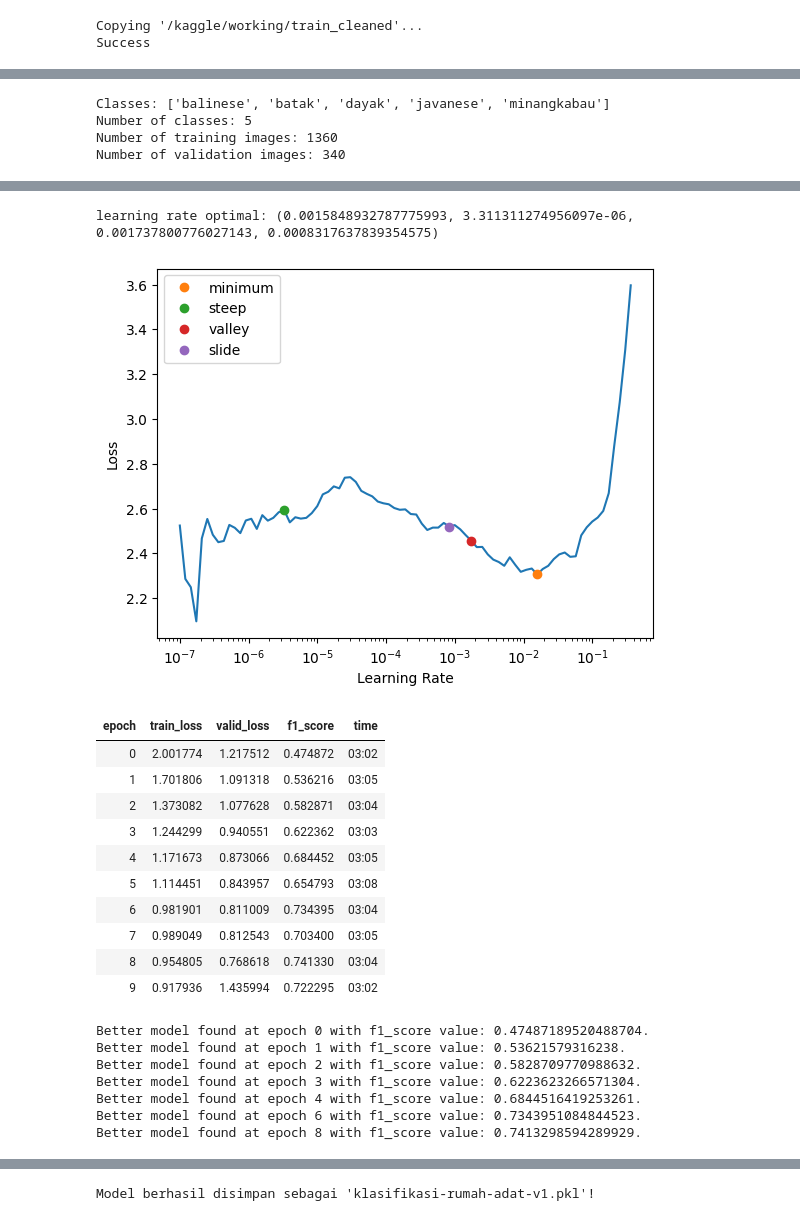
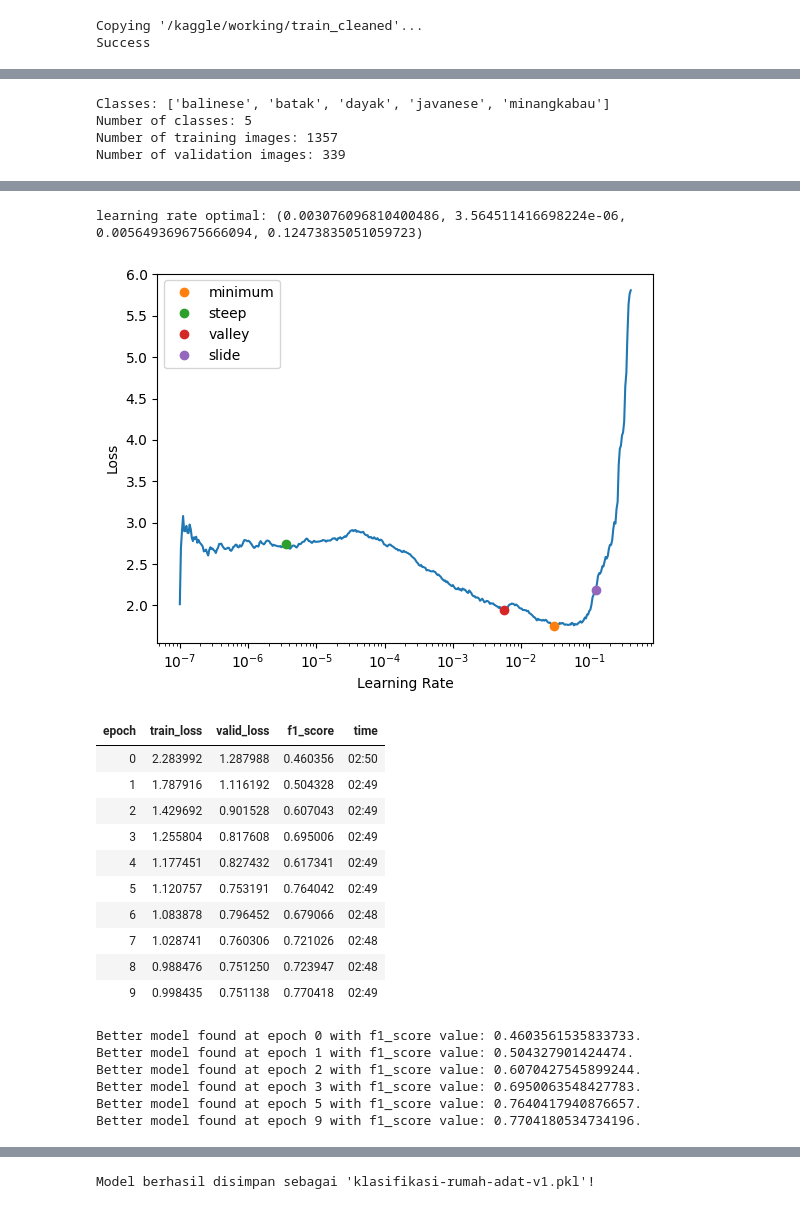
Before and after one commit to rafli-1729/indonesian-heritage-classification, a Jupyter notebook: DSC0084-Empat Trio-Notebook.ipynb, the cells around one changed output, grey strips where cells are left out. Cells and saved outputs as stored; diff of their text form; code cells hidden in the pictures.

```diff
--- a/DSC0084-Empat Trio-Notebook.ipynb
+++ b/DSC0084-Empat Trio-Notebook.ipynb
@@ -365,51 +438,51 @@ learn = vision_learner(
 # %%
 test_files = get_image_files(test_path)
-test_dl = dls_224.test_dl(test_files)
+test_dl = dls_480.test_dl(test_files)
 
-print("Classes:", dls_224.vocab)
-print("Number of classes:", len(dls_224.vocab))
-print("Number of training images:", len(dls_224.train_ds))
-print("Number of validation images:", len(dls_224.valid_ds))
+print("Classes:", dls_480.vocab)
+print("Number of classes:", len(dls_480.vocab))
+print("Number of training images:", len(dls_480.train_ds))
+print("Number of validation images:", len(dls_480.valid_ds))
 # %% [output]
 Classes: ['balinese', 'batak', 'dayak', 'javanese', 'minangkabau']
 Number of classes: 5
-Number of training images: 1360
-Number of validation images: 340
+Number of training images: 1357
+Number of validation images: 339
 # %%
-lrs_128 = learn.lr_find(suggest_funcs=(minimum, steep, valley, slide))
-print(f'learning rate optimal: {lrs_128.minimum, lrs_128.steep, lrs_128.valley, lrs_128.slide}')
+lrs_384 = learn.lr_find(suggest_funcs=(minimum, steep, valley, slide), num_it = 500)
+print(f'learning rate optimal: {lrs_384.minimum, lrs_384.steep, lrs_384.valley, lrs_384.slide}')
 # %% [output]
 [interactive output not drawn]
-learning rate optimal: (0.0015848932787775993, 3.311311274956097e-06, 0.001737800776027143, 0.0008317637839354575)
+learning rate optimal: (0.003076096810400486, 3.564511416698224e-06, 0.005649369675666094, 0.12473835051059723)
-[figure, old version]
+[figure, new version]
 # %%
 learn.fit_one_cycle(
     10,
-    lrs_128.valley,
+    lrs_384.valley,
     cbs = [
-        MixUp(0.6),
-        SaveModelCallback(monitor='f1_score')
+        CutMix(),
+        SaveModelCallback(monitor='f1_score'),
+        EarlyStoppingCallback(monitor='f1_score', patience=5)
     ]
 )
 # %% [output]
 | epoch | train_loss | valid_loss | f1_score | time |
-| 0 | 2.001774 | 1.217512 | 0.474872 | 03:02 |
-| 1 | 1.701806 | 1.091318 | 0.536216 | 03:05 |
-| 2 | 1.373082 | 1.077628 | 0.582871 | 03:04 |
-| 3 | 1.244299 | 0.940551 | 0.622362 | 03:03 |
-| 4 | 1.171673 | 0.873066 | 0.684452 | 03:05 |
-| 5 | 1.114451 | 0.843957 | 0.654793 | 03:08 |
-| 6 | 0.981901 | 0.811009 | 0.734395 | 03:04 |
-| 7 | 0.989049 | 0.812543 | 0.703400 | 03:05 |
-| 8 | 0.954805 | 0.768618 | 0.741330 | 03:04 |
-| 9 | 0.917936 | 1.435994 | 0.722295 | 03:02 |
+| 0 | 2.283992 | 1.287988 | 0.460356 | 02:50 |
+| 1 | 1.787916 | 1.116192 | 0.504328 | 02:49 |
+| 2 | 1.429692 | 0.901528 | 0.607043 | 02:49 |
+| 3 | 1.255804 | 0.817608 | 0.695006 | 02:49 |
+| 4 | 1.177451 | 0.827432 | 0.617341 | 02:49 |
+| 5 | 1.120757 | 0.753191 | 0.764042 | 02:49 |
+| 6 | 1.083878 | 0.796452 | 0.679066 | 02:48 |
+| 7 | 1.028741 | 0.760306 | 0.721026 | 02:48 |
+| 8 | 0.988476 | 0.751250 | 0.723947 | 02:48 |
+| 9 | 0.998435 | 0.751138 | 0.770418 | 02:49 |
-Better model found at epoch 0 with f1_score value: 0.47487189520488704.
-Better model found at epoch 1 with f1_score value: 0.53621579316238.
-Better model found at epoch 2 with f1_score value: 0.5828709770988632.
-Better model found at epoch 3 with f1_score value: 0.6223623266571304.
-Better model found at epoch 4 with f1_score value: 0.6844516419253261.
-Better model found at epoch 6 with f1_score value: 0.7343951084844523.
-Better model found at epoch 8 with f1_score value: 0.7413298594289929.
+Better model found at epoch 0 with f1_score value: 0.4603561535833733.
+Better model found at epoch 1 with f1_score value: 0.504327901424474.
+Better model found at epoch 2 with f1_score value: 0.6070427545899244.
+Better model found at epoch 3 with f1_score value: 0.6950063548427783.
+Better model found at epoch 5 with f1_score value: 0.7640417940876657.
+Better model found at epoch 9 with f1_score value: 0.7704180534734196.
 # %%
 torch.cuda.empty_cache()
 gc.collect()
```
Also changed, not shown: parts of 17 cells of this notebook.
